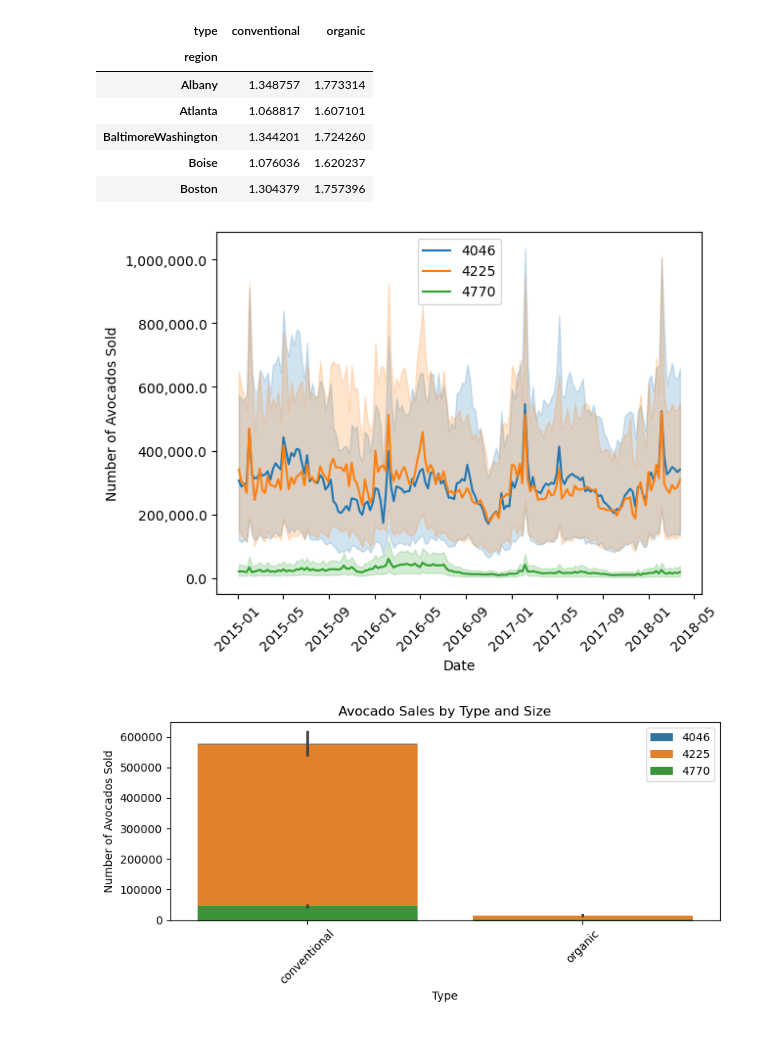
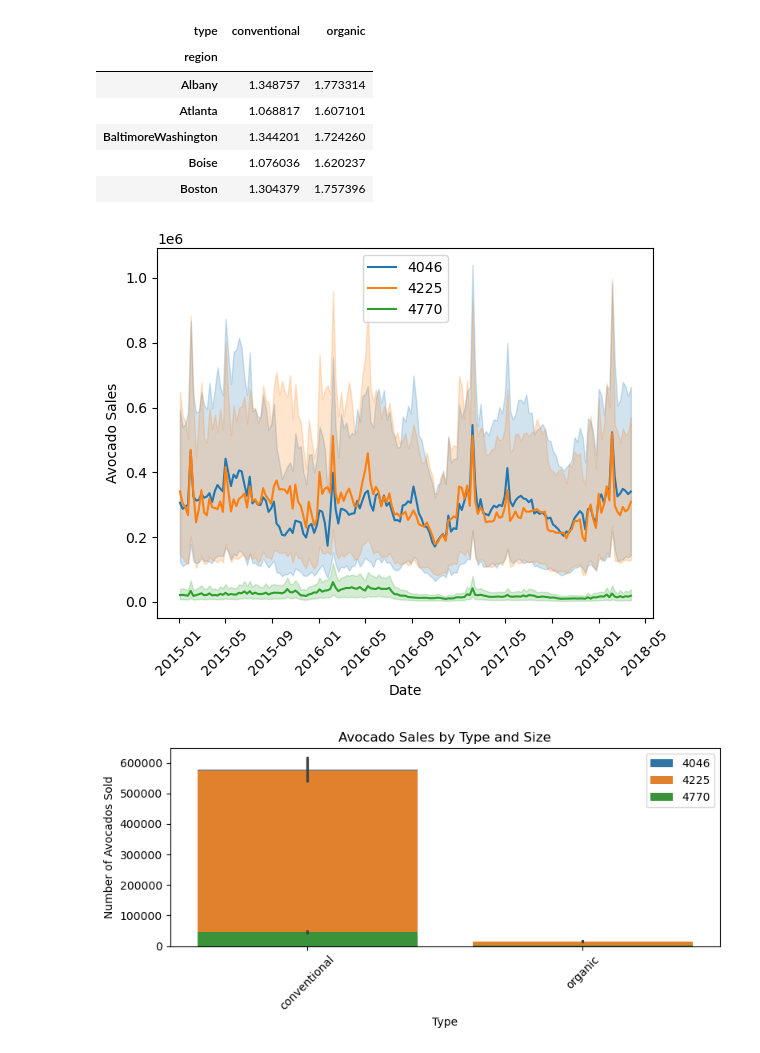
Before and after one commit to ChristianDelpin/cis4930-group18, a Jupyter notebook: src/analysis.ipynb, the cells around one changed output. Saved outputs shown, nothing was run; the diff lists cells and outputs as text; code cells hidden in the pictures.

Commit message:
Added saving plots, supressed deprecated warning, answered research question #2.

```diff
--- a/src/analysis.ipynb
+++ b/src/analysis.ipynb
@@ -102,21 +103,18 @@ pivot.head()
 # %%
 # 4.3 - Line plot
 
 sns.lineplot(x='Date', y='4046', data=df, label='4046')
 sns.lineplot(x='Date', y='4225', data=df, label='4225')
 sns.lineplot(x='Date', y='4770', data=df, label='4770')
 
 plt.xticks(rotation=45)
 
-plt.ylabel('Number of Avocados Sold')
-#
-# Formatting the y-axis to show commas, and removing scientific notation
-ax = plt.gca()
-ax.yaxis.set_major_formatter(ticker.FuncFormatter(lambda y, _: f'{y:,}'))
+plt.ylabel("Avocado Sales")
 
+plt.savefig("../figures/avocado_sales_by_week.svg")
 plt.show()
 # %% [output]
-[figure, old version]
+[figure, new version]
 # %%
 # 4.3 - bar plot
 plt.figure(figsize=(8,4))
```
Also changed, not shown: parts of 4 cells of this notebook, 2 other files.
